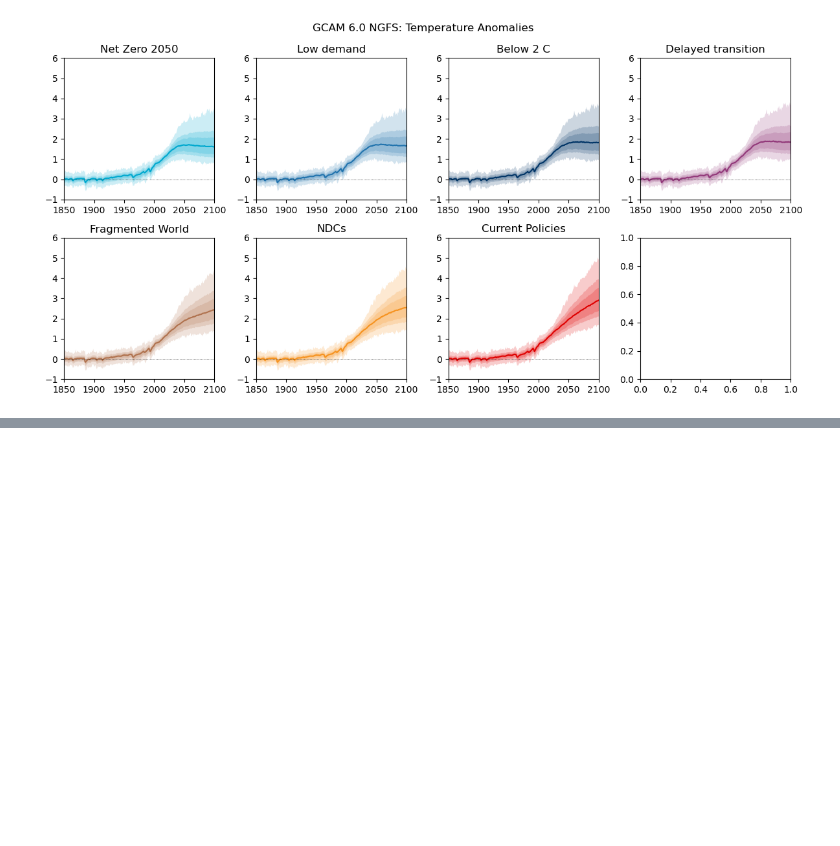
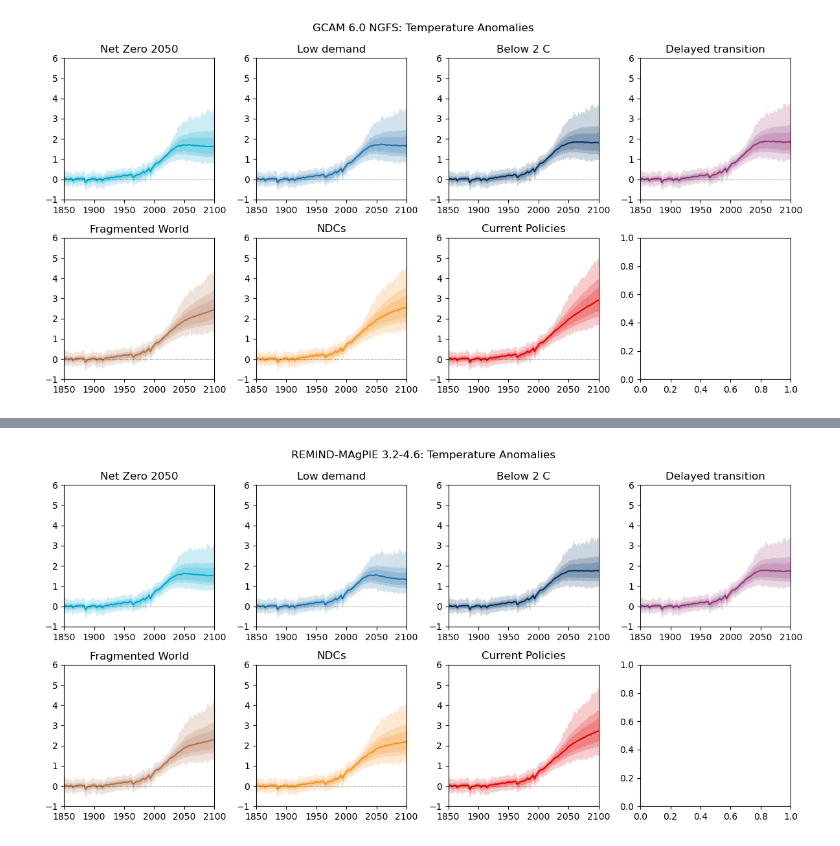
Before and after one commit to ericasimon16/woodwell_internship, a Jupyter notebook: FaIR_harmonized.ipynb, the cells around one changed output, grey strips where cells are left out. Cells and saved outputs as stored; diff of their text form; code cells hidden in the pictures; blank space fills up the shorter version.

```diff
--- a/FaIR_harmonized.ipynb
+++ b/FaIR_harmonized.ipynb
@@ -442,0 +443,4 @@ plot_scenarios(prob_f_GCAM)
+# %%
+plot_scenarios(prob_f_REM)
+# %% [output]
+[figure, added]
```
Also changed, not shown: parts of 5 cells of this notebook.
